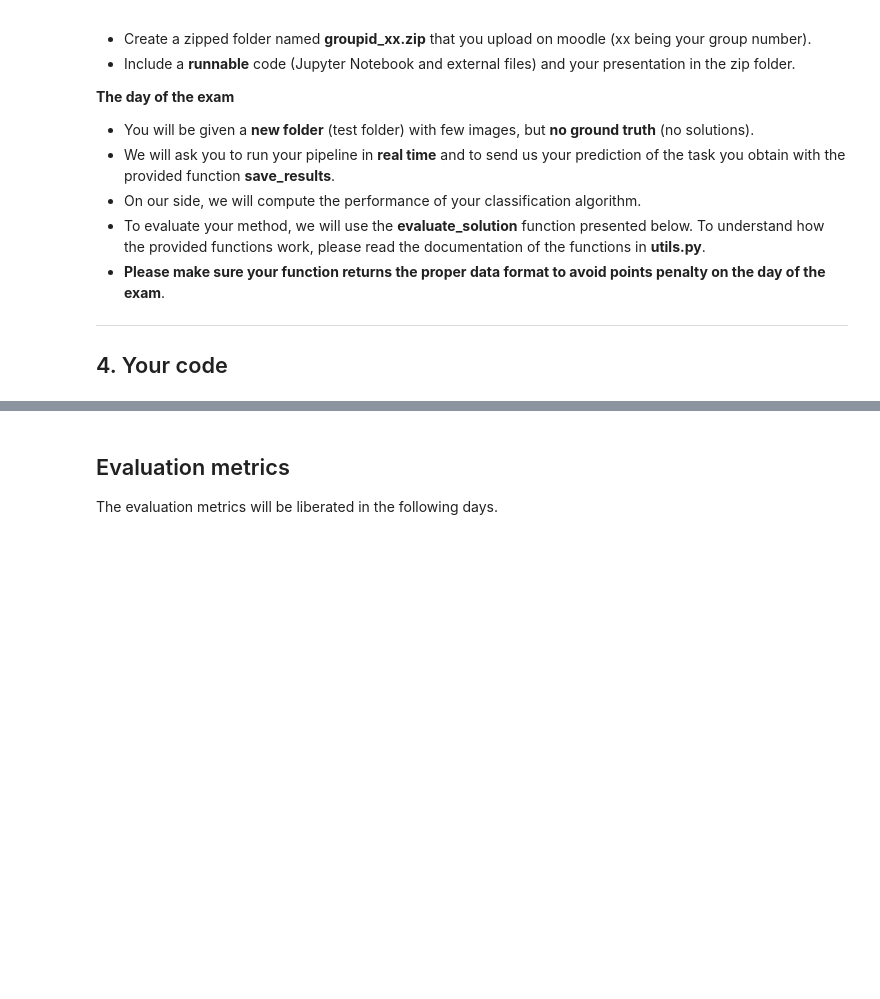
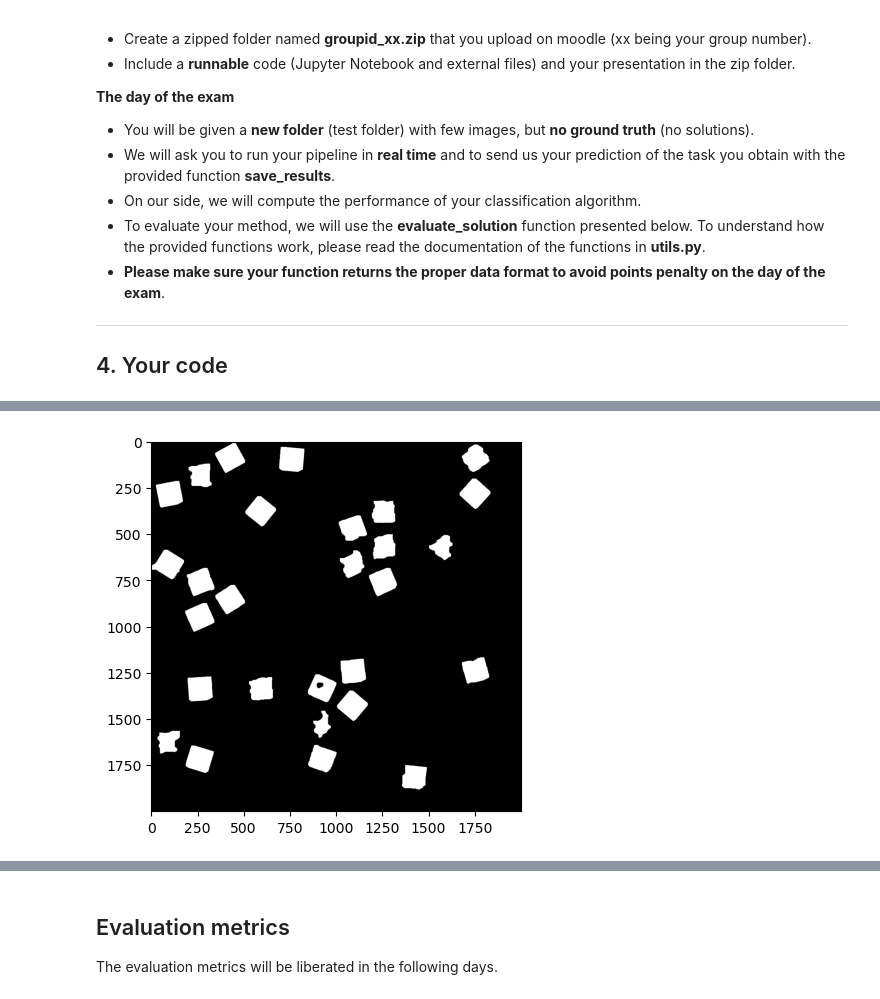
Before and after one commit to lindadelacombaz/iapr-2023, a Jupyter notebook: project.ipynb, the cells around one changed output, grey strips where cells are left out. Drawn from its saved outputs; the diff is of its cells as text; code cells hidden in the pictures; blank space fills up the shorter version.

```diff
--- a/project.ipynb
+++ b/project.ipynb
@@ -300,0 +361,16 @@ data_project/train_solution_00
+# %%
+def apply_may_morph(mask):
+    """
+    Apply morphological operations to the mask to remove noise and fill in holes
+    """
+    kernel_dilate = cv2.getStructuringElement(cv2.MORPH_ELLIPSE,(5,5))
+    kernel_erode = cv2.getStructuringElement(cv2.MORPH_ELLIPSE,(6,6))
+    kernel_close =cv2.getStructuringElement(cv2.MORPH_ELLIPSE,(3,3))
+    kernel_open = cv2.getStructuringElement(cv2.MORPH_ELLIPSE,(4,4))
+
+    mask_dilate = cv2.dilate(mask.astype(np.uint8), kernel_dilate, iterations=9)
+    mask_erode = cv2.erode(mask_dilate, kernel_erode, iterations=7)
+    mask_open = cv2.morphologyEx(mask_erode, cv2.MORPH_OPEN, kernel_open, iterations=6)
+    mask_close = cv2.morphologyEx(mask_open, cv2.MORPH_CLOSE, kernel_close, iterations=6)
+
+    return mask_close
@@ -300,0 +434,5 @@ data_project/train_solution_00
+# %%
+res = apply_may_morph(md)
+plt.imshow(res,  cmap = 'gray');
+# %% [output]
+[figure, added]
```
Also changed, not shown: parts of 35 cells of this notebook.
